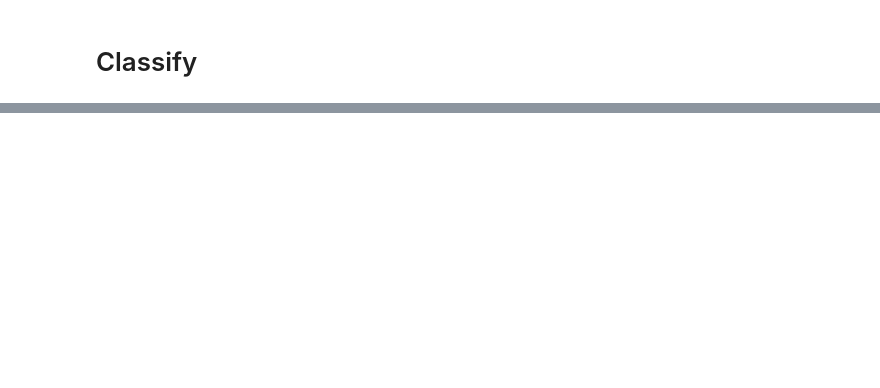
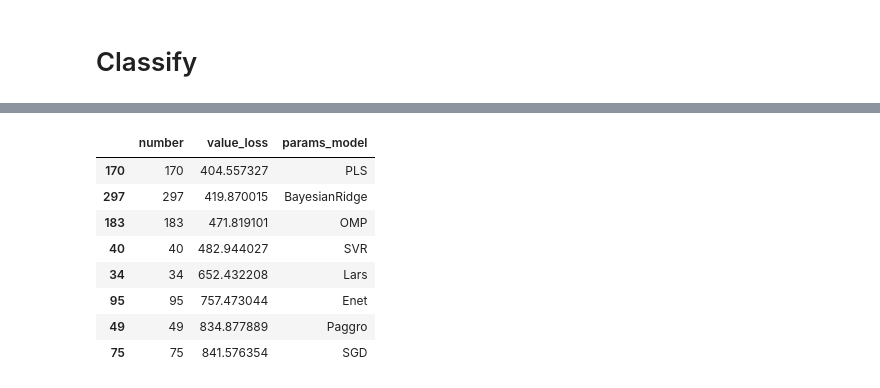
Before and after one commit to ryan-soh-pprint/DS_template, a Jupyter notebook: notebooks/06_train_profile.ipynb, the cells around one changed output, grey strips where cells are left out. Saved outputs shown, nothing was run; the diff lists cells and outputs as text; code cells hidden in the pictures; blank space fills up the shorter version.

```diff
--- a/notebooks/06_train_profile.ipynb
+++ b/notebooks/06_train_profile.ipynb
@@ -234 +218,14 @@ else:
+# %%
+top_models_df = plot_df.sort_values(by="value_loss", ascending=True).drop_duplicates(subset=["params_model"], keep="first")[['number', 'value_loss', 'params_model']]
+top_models_df
+# %% [output]
+|  | number | value_loss | params_model |
+| 170 | 170 | 404.557327 | PLS |
+| 297 | 297 | 419.870015 | BayesianRidge |
+| 183 | 183 | 471.819101 | OMP |
+| 40 | 40 | 482.944027 | SVR |
+| 34 | 34 | 652.432208 | Lars |
+| 95 | 95 | 757.473044 | Enet |
+| 49 | 49 | 834.877889 | Paggro |
+| 75 | 75 | 841.576354 | SGD |
 # %%
```
Also changed, not shown: parts of 14 cells of this notebook.
